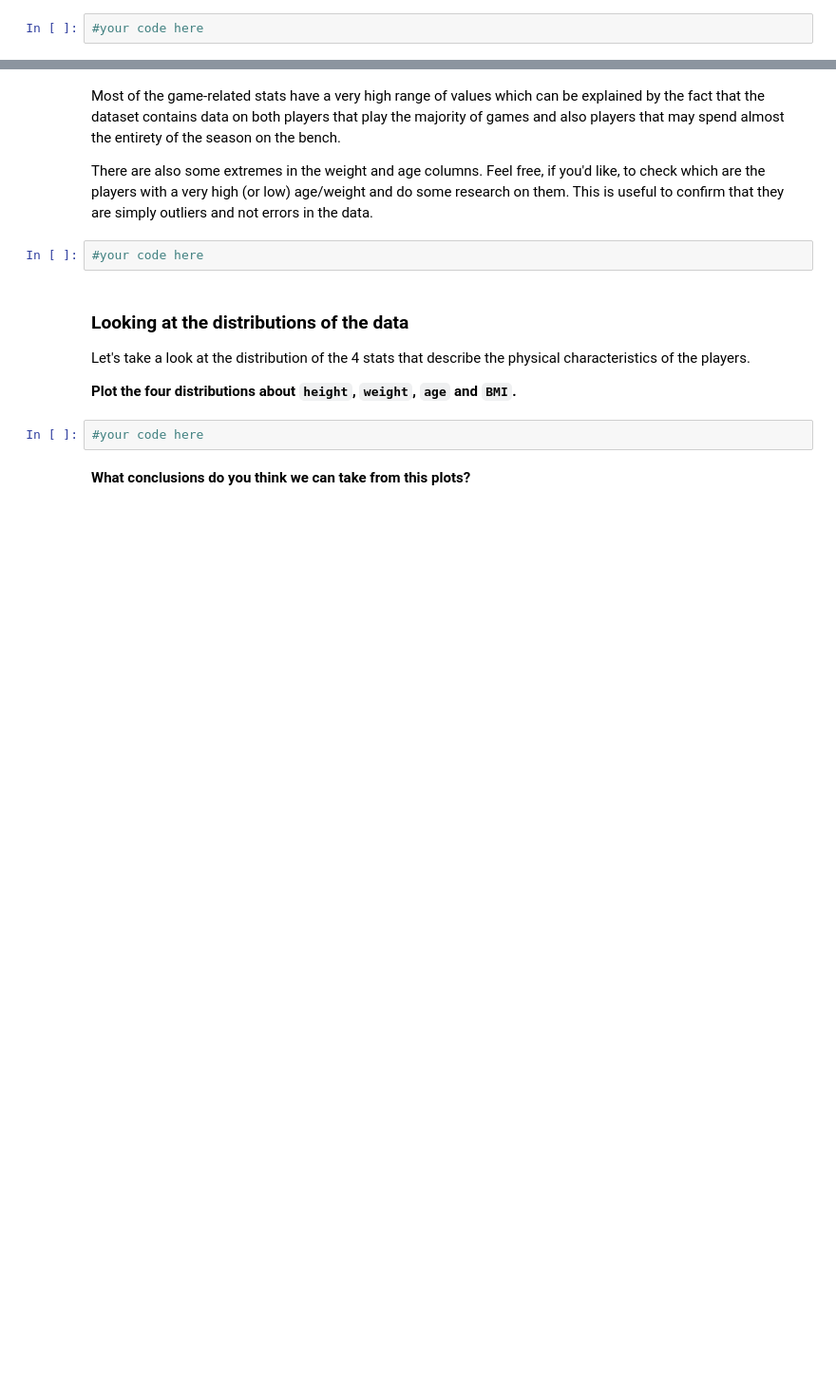
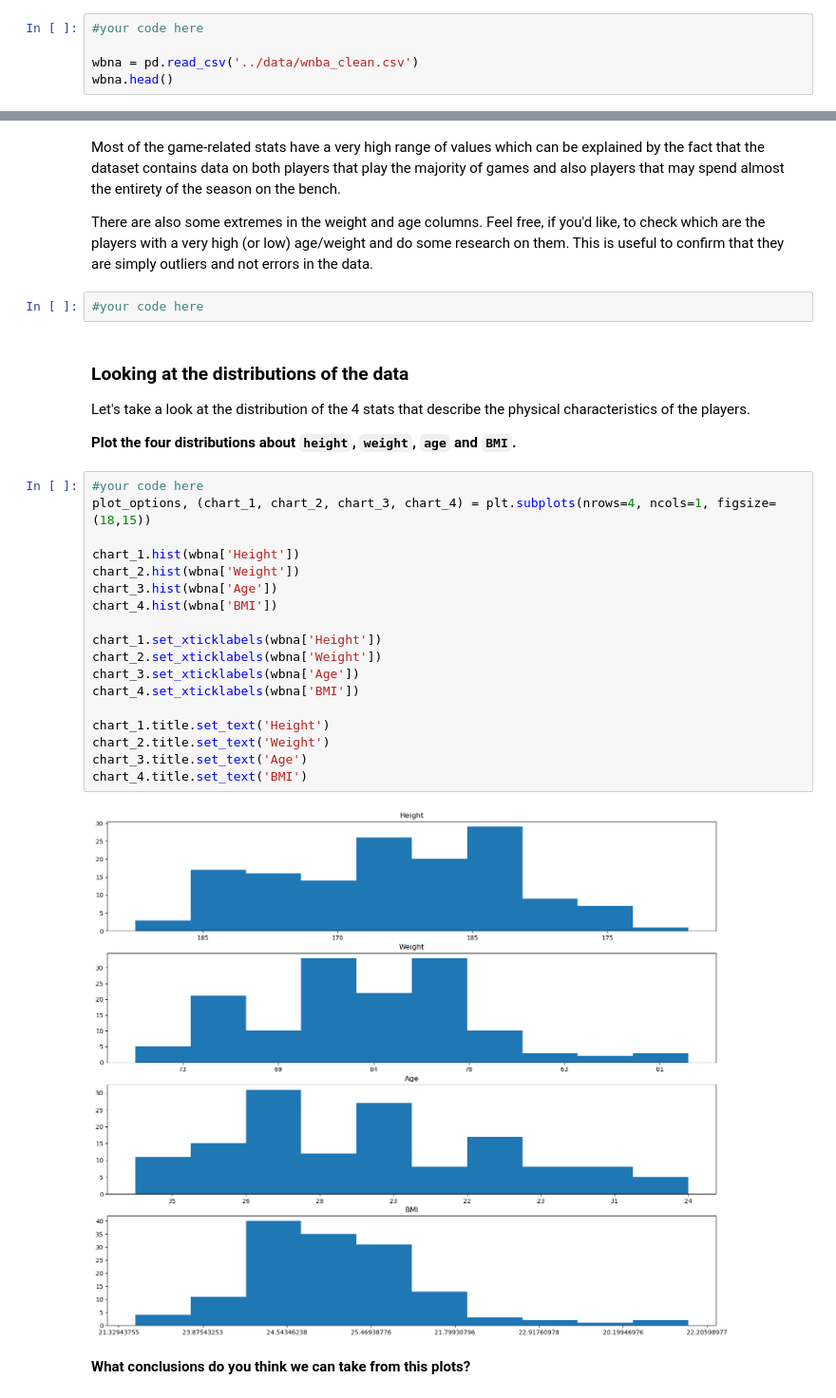
Before and after one commit to ta-data-lis/M2-mini-project2, a Jupyter notebook: your-code/2.-Exploratory-Data-Analysis.ipynb, the cells around one changed output, grey strips where cells are left out. Shown at 95% size. Saved outputs shown, nothing was run; the diff lists cells and outputs as text; blank space fills up the shorter version.

```diff
--- a/your-code/2.-Exploratory-Data-Analysis.ipynb
+++ b/your-code/2.-Exploratory-Data-Analysis.ipynb
@@ -17,3 +17,6 @@ pd.set_option('display.max_columns', 100)
 Let's load the cleaned dataset first. Import it with the name `wnba` and show the head.
 # %%
 #your code here
+
+wbna = pd.read_csv('../data/wnba_clean.csv')
+wbna.head()
@@ -32,7 +53,25 @@ There are also some extremes in the weight and age columns. Feel free, if you'd
 Let's take a look at the distribution of the 4 stats that describe the physical characteristics of the players.
 
 **Plot the four distributions about `height`, `weight`, `age` and `BMI`.**
-# %%
-#your code here
+# %%
+#your code here
+plot_options, (chart_1, chart_2, chart_3, chart_4) = plt.subplots(nrows=4, ncols=1, figsize=(18,15))
+
+chart_1.hist(wbna['Height'])
+chart_2.hist(wbna['Weight'])
+chart_3.hist(wbna['Age'])
+chart_4.hist(wbna['BMI'])
+
+chart_1.set_xticklabels(wbna['Height'])
+chart_2.set_xticklabels(wbna['Weight'])
+chart_3.set_xticklabels(wbna['Age'])
+chart_4.set_xticklabels(wbna['BMI'])
+
+chart_1.title.set_text('Height')
+chart_2.title.set_text('Weight')
+chart_3.title.set_text('Age')
+chart_4.title.set_text('BMI')
+# %% [output]
+[figure, added]
 # %% [markdown]
 **What conclusions do you think we can take from this plots?**
```
Also changed, not shown: parts of 12 cells of this notebook, 2 other files.
